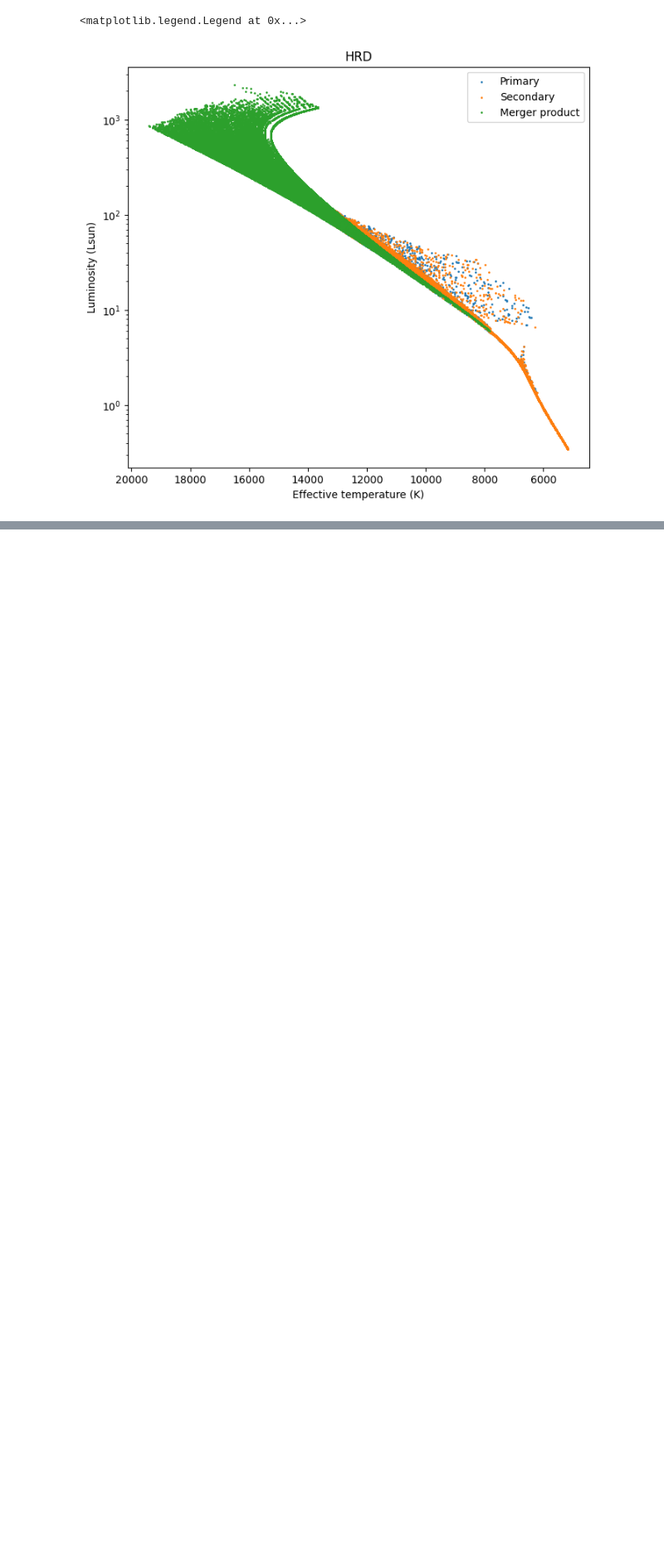
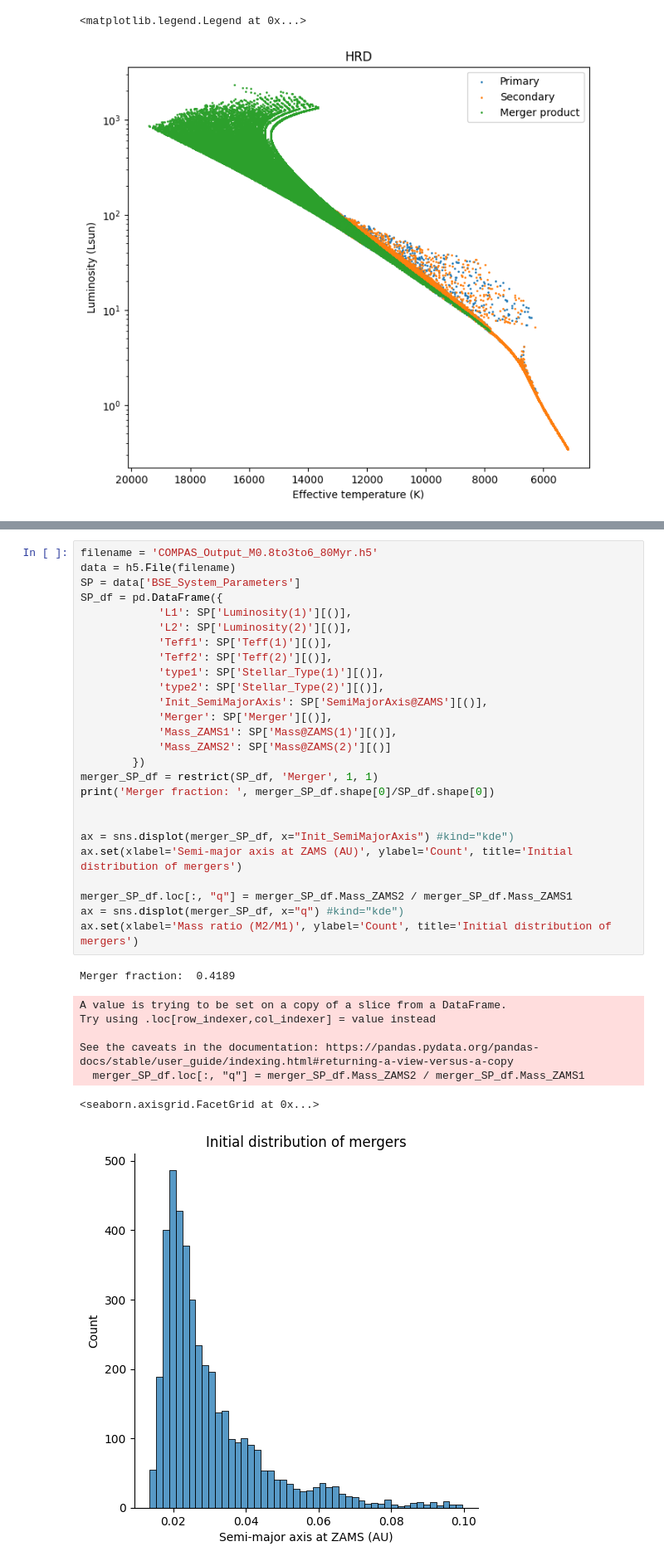
Before and after one commit to mkim0029/COMPAS, a Jupyter notebook: src/Initial_distribution/read.ipynb, the cells around one changed output, grey strips where cells are left out. Shown at 83% size. Saved outputs shown, nothing was run; the diff lists cells and outputs as text; blank space fills up the shorter version.

```diff
--- a/src/Initial_distribution/read.ipynb
+++ b/src/Initial_distribution/read.ipynb
@@ -94,0 +141,35 @@ ax.set(xlabel='Mass ratio (M2/M1)', ylabel='Count', title='Initial distribution'
+# %%
+filename = 'COMPAS_Output_M0.8to3to6_80Myr.h5'
+data = h5.File(filename)
+SP = data['BSE_System_Parameters']
+SP_df = pd.DataFrame({
+            'L1': SP['Luminosity(1)'][()],
+            'L2': SP['Luminosity(2)'][()],
+            'Teff1': SP['Teff(1)'][()],
+            'Teff2': SP['Teff(2)'][()],
+            'type1': SP['Stellar_Type(1)'][()],
+            'type2': SP['Stellar_Type(2)'][()],
+            'Init_SemiMajorAxis': SP['SemiMajorAxis@ZAMS'][()],
+            'Merger': SP['Merger'][()],
+            'Mass_ZAMS1': SP['Mass@ZAMS(1)'][()],
+            'Mass_ZAMS2': SP['Mass@ZAMS(2)'][()]
+        })
+merger_SP_df = restrict(SP_df, 'Merger', 1, 1)
+print('Merger fraction: ', merger_SP_df.shape[0]/SP_df.shape[0])
+
+
+ax = sns.displot(merger_SP_df, x="Init_SemiMajorAxis") #kind="kde")
+ax.set(xlabel='Semi-major axis at ZAMS (AU)', ylabel='Count', title='Initial distribution of mergers')
+
+merger_SP_df.loc[:, "q"] = merger_SP_df.Mass_ZAMS2 / merger_SP_df.Mass_ZAMS1
+ax = sns.displot(merger_SP_df, x="q") #kind="kde")
+ax.set(xlabel='Mass ratio (M2/M1)', ylabel='Count', title='Initial distribution of mergers')
+# %% [output]
+Merger fraction:  0.4189
+A value is trying to be set on a copy of a slice from a DataFrame.
+Try using .loc[row_indexer,col_indexer] = value instead
+
+See the caveats in the documentation: https://pandas.pydata.org/pandas-docs/stable/user_guide/indexing.html#returning-a-view-versus-a-copy
+  merger_SP_df.loc[:, "q"] = merger_SP_df.Mass_ZAMS2 / merger_SP_df.Mass_ZAMS1
+<seaborn.axisgrid.FacetGrid at 0x...>
+[figure, added]
```
Also changed, not shown: parts of 13 cells of this notebook, 2 other files.
